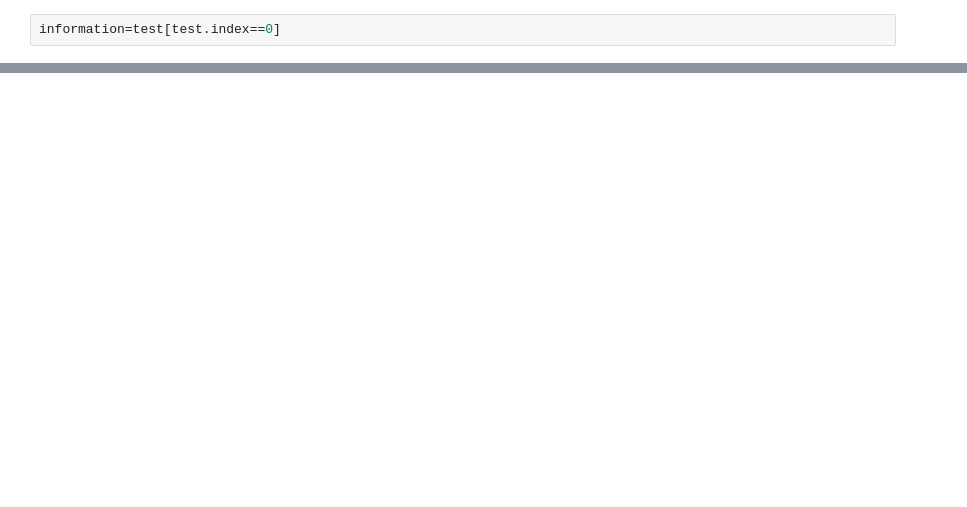
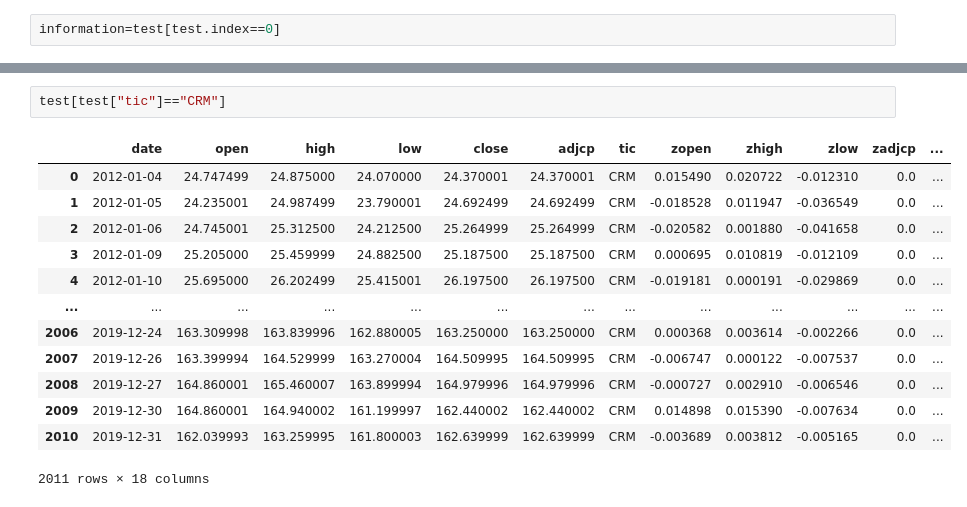
Before and after one commit to TradeMaster-NTU/TradeMaster, a Jupyter notebook: agent/DeepTrader/data/test.ipynb, the cells around one changed output, grey strips where cells are left out. Saved outputs shown, nothing was run; the diff lists cells and outputs as text; blank space fills up the shorter version.

```diff
--- a/agent/DeepTrader/data/test.ipynb
+++ b/agent/DeepTrader/data/test.ipynb
@@ -53,0 +207,16 @@ np.mean(information["open"])
+# %%
+test[test["tic"]=="CRM"]
+# %% [output]
+|  | date | open | high | low | close | adjcp | tic | zopen | zhigh | zlow | zadjcp | ... |
+| 0 | 2012-01-04 | 24.747499 | 24.875000 | 24.070000 | 24.370001 | 24.370001 | CRM | 0.015490 | 0.020722 | -0.012310 | 0.0 | ... |
+| 1 | 2012-01-05 | 24.235001 | 24.987499 | 23.790001 | 24.692499 | 24.692499 | CRM | -0.018528 | 0.011947 | -0.036549 | 0.0 | ... |
+| 2 | 2012-01-06 | 24.745001 | 25.312500 | 24.212500 | 25.264999 | 25.264999 | CRM | -0.020582 | 0.001880 | -0.041658 | 0.0 | ... |
+| 3 | 2012-01-09 | 25.205000 | 25.459999 | 24.882500 | 25.187500 | 25.187500 | CRM | 0.000695 | 0.010819 | -0.012109 | 0.0 | ... |
+| 4 | 2012-01-10 | 25.695000 | 26.202499 | 25.415001 | 26.197500 | 26.197500 | CRM | -0.019181 | 0.000191 | -0.029869 | 0.0 | ... |
+| ... | ... | ... | ... | ... | ... | ... | ... | ... | ... | ... | ... | ... |
+| 2006 | 2019-12-24 | 163.309998 | 163.839996 | 162.880005 | 163.250000 | 163.250000 | CRM | 0.000368 | 0.003614 | -0.002266 | 0.0 | ... |
+| 2007 | 2019-12-26 | 163.399994 | 164.529999 | 163.270004 | 164.509995 | 164.509995 | CRM | -0.006747 | 0.000122 | -0.007537 | 0.0 | ... |
+| 2008 | 2019-12-27 | 164.860001 | 165.460007 | 163.899994 | 164.979996 | 164.979996 | CRM | -0.000727 | 0.002910 | -0.006546 | 0.0 | ... |
+| 2009 | 2019-12-30 | 164.860001 | 164.940002 | 161.199997 | 162.440002 | 162.440002 | CRM | 0.014898 | 0.015390 | -0.007634 | 0.0 | ... |
+| 2010 | 2019-12-31 | 162.039993 | 163.259995 | 161.800003 | 162.639999 | 162.639999 | CRM | -0.003689 | 0.003812 | -0.005165 | 0.0 | ... |
+2011 rows × 18 columns
```
Also changed, not shown: parts of 25 cells of this notebook, 6 other files.
